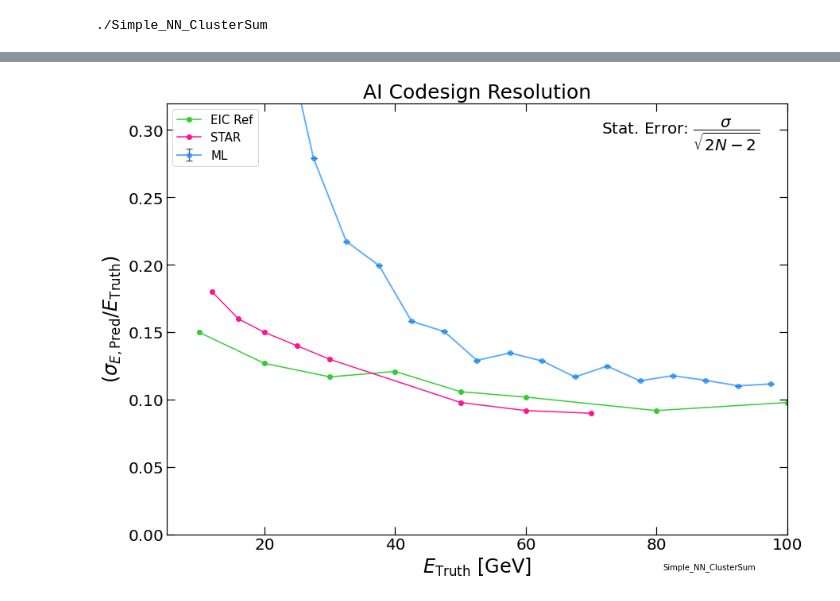
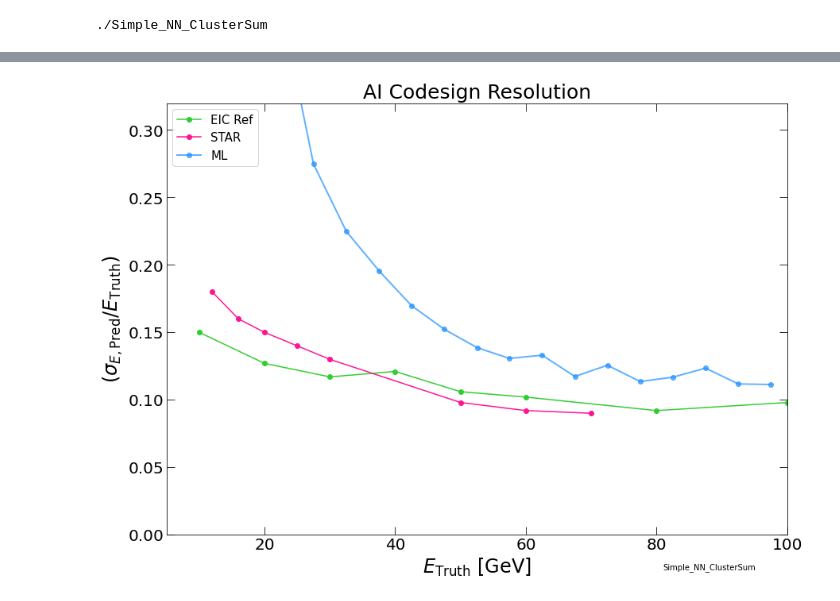
Before and after one commit to eiccodesign/regressiononly, a Jupyter notebook: Cluster_Sum_Regression.ipynb, the cells around one changed output, grey strips where cells are left out. Cells and saved outputs as stored; diff of their text form; code cells hidden in the pictures.

```diff
--- a/Cluster_Sum_Regression.ipynb
+++ b/Cluster_Sum_Regression.ipynb
@@ -343,33 +308,68 @@ pred_over_truth = pred_over_truth/counter
+# %%
+def get_res_scale(truth,test,N_Bins=20,min=0,max=100):
+    if (len(truth) != len(test)):
+        print("truth and test arrays must be same length")
+        return
+
+    binning = np.linspace(min,max,N_Bins+1)
+    indecies = np.digitize(truth,binning)-1
+    max_count = np.bincount(indecies).max()
+    slices = np.empty((N_Bins,max_count))
+    slices.fill(np.nan)
+
+    counter = np.zeros(N_Bins,int)
+    avg_truth = np.zeros(N_Bins,float)
+    test_over_truth = np.zeros(N_Bins,float)
+
+
+    for i in range(len(test)):
+        bin = indecies[i]
+        slices[bin][counter[bin]] = test[i] #slices[bin, element inside bin]
+        counter[bin]+=1
+        avg_truth[bin]+=truth[i]
+        test_over_truth[bin] += test[i]/truth[i]
+
+
+    #Resoluton = stdev(pred)/avg_truth
+    avg_truth = avg_truth/counter
+    test_stdev = np.nanstd(slices,axis=1)
+    resolution = test_stdev/avg_truth
+
+    #Scale = <test/truth>
+    scale = test_over_truth/counter
+
+    return resolution,scale,avg_truth
+# %%
+resolution, pred_over_truth, avg_truth = get_res_scale(Y_test,mypreds)
+strawman_res, strawman_scale, avg_truth = get_res_scale(Y_test,X_test)
 # %%
 fig=plt.figure(figsize=(14,10))
 plt.title("AI Codesign Resolution",fontsize=25)
 plt.ylabel("$(\sigma_{E,\mathrm{Pred}}/E_\mathrm{Truth})$",fontsize=24)
 plt.xlabel("$E_\mathrm{Truth}$ [GeV]",fontsize=24)
 plt.xticks(fontsize=20)
 plt.yticks(fontsize=20)
 plt.tick_params(direction='in',right=True,top=True,length=10)
 #plt.ylim(-0.02,0.4)
 plt.ylim(0,2)
 plt.ylim(0,.32)
 plt.xlim(-0.01,100.01)
 plt.xlim(5.0,100)
-errors = 1.0/(np.sqrt(2*counter-2))*stdev_pred
+#errors = 1.0/(np.sqrt(2*counter-2))*stdev_pred
 ax = plt.subplot(1,1,1)
 first_bin = 0
-last_bin = N
+last_bin = 20
 
 plt.text(0.8,-0.08,label,transform=ax.transAxes,fontsize=10)
-errors = np.zeros(len(errors))
-plt.errorbar(avg_truth[first_bin:last_bin],resolution[first_bin:last_bin],yerr=errors[first_bin:last_bin],
+plt.errorbar(avg_truth[first_bin:last_bin],resolution[first_bin:last_bin],#yerr=errors[first_bin:last_bin],
              linestyle="-",linewidth=2.0,capsize=4,capthick=1.2,elinewidth=1.2,ecolor='black',marker="o",color='dodgerblue',alpha=0.7,label="ML")
-_ = plt.text(0.7,0.93,"Stat. Error: $\dfrac{\sigma}{\sqrt{2N-2} } $",transform=ax.transAxes,fontsize=20)
 
 plt.plot(ECCE_energies,ECCE_res,"-o",label = "EIC Ref",color="limegreen")
 plt.plot(star_energies,star_res,"-o",label = "STAR",color="deeppink")
 plt.legend(fontsize=15,loc="upper left")
 plt.savefig("%s/resolution_plot.pdf"%(path))
 # %% [output]
-[figure, old version]
+[figure, new version]
 # %%
 fig,axs = plt.subplots(int(N/10),10, figsize=(32, 10),sharex=False,sharey=True,constrained_layout=True)
 for i in range(N):
```
Also changed, not shown: parts of 18 cells of this notebook.
